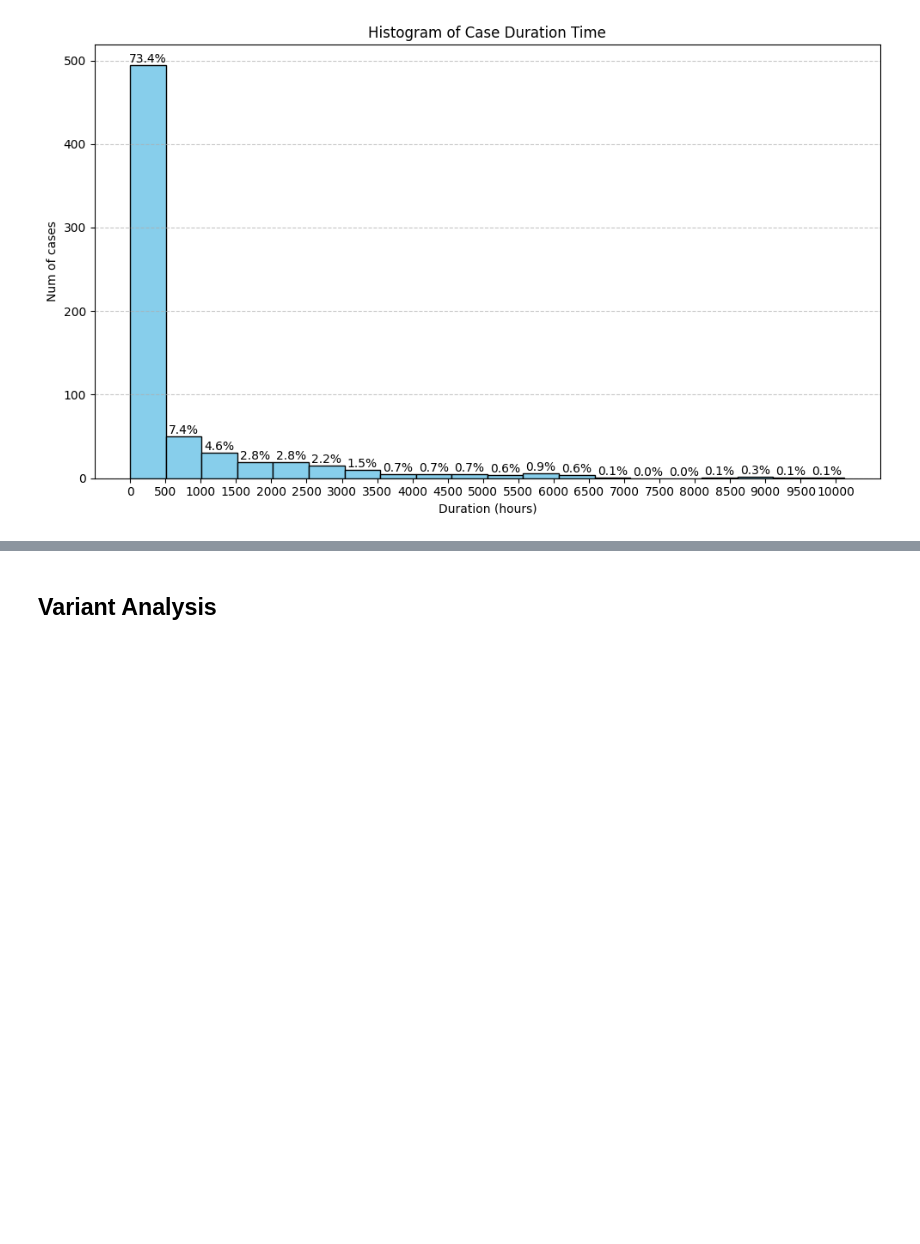
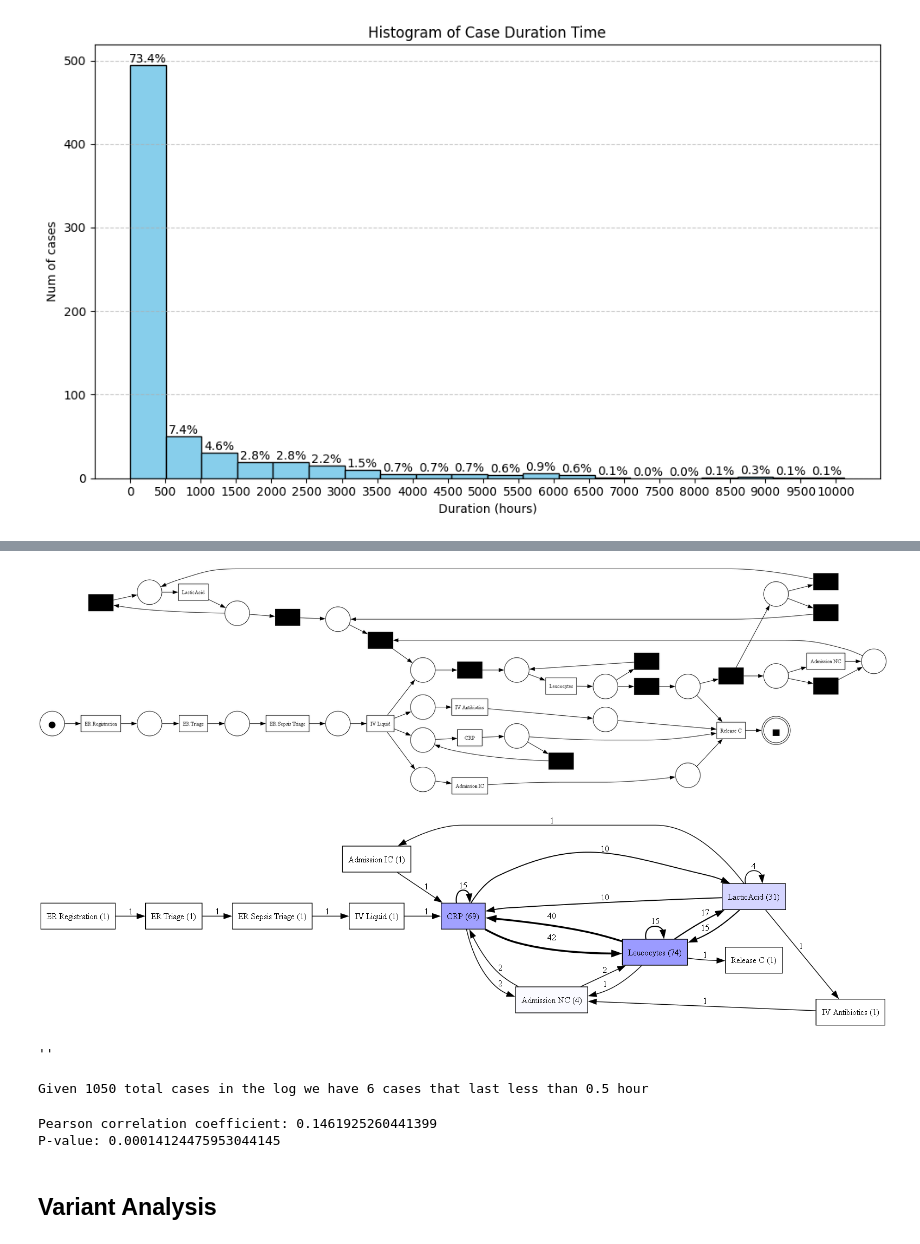
Before and after one commit to LukaszSzarecki/bis-project, a Jupyter notebook: filtering.ipynb, the cells around one changed output, grey strips where cells are left out. Saved outputs shown, nothing was run; the diff lists cells and outputs as text; code cells hidden in the pictures; blank space fills up the shorter version.

Commit message:
filtering - duration analysis

```diff
--- a/filtering.ipynb
+++ b/filtering.ipynb
@@ -229,3 +234,15 @@ plt.show()
 # %% [output]
 There is at least one case that lasts lower than 1 hour
 [figure]
+# %%
+## Alternative way using dataframe
+case_durations_df = filtered_log_df.groupby('case:concept:name').agg(\
+Events=('case:concept:name', 'count'),\
+# Multiple aggregations of the same column using pandas ...
+FirstOccurence=('time:timestamp', lambda x: x.min()),
+LastOccurence=('time:timestamp', lambda x: x.max()),
+Duration=('time:timestamp', lambda x: x.max() - x.min()),
+DurationHours=('time:timestamp', lambda x: ( x.max() - x.min() ).total_seconds() / 3600 ),
+)
+case_durations_df
+# type(case_durations_df['Duration'].iloc[0])
@@ -231,0 +264,41 @@ There is at least one case that lasts lower than 1 hour
+# %%
+# investigate the extreme cases according to duration and number of events
+
+# Specific conditions to illustrate
+# case_id = '406'  # the shortest case by duration
+# chart = 'shortestDurationCase'
+# case_id = '136'  # the longest case by duration
+# chart = 'longestDurationCase'
+# case_id = '469'  # the least case by number of events
+# chart = 'leastEventCase'
+case_id = '507'  # the most case by number of events
+chart = 'mostEventCase'
+
+# Saving information about specific case
+row = case_durations_df.loc[case_id]
+row_info = f"Information for case_id '{case_id}':\n\n{row.to_string()}"
+with open(f'charts\\{chart}Log.txt', 'w') as f:
+        f.write(row_info)
+pprint(row)
+
+single_case_df = filtered_log_df[filtered_log_df['case:concept:name'] == case_id].copy()
+single_case_df = dataframe_utils.convert_timestamp_columns_in_df(single_case_df)
+
+net, im, fm = pm4py.discover_petri_net_inductive(single_case_df)
+pm4py.view_petri_net(net, im, fm, format='png')
+pm4py.save_vis_petri_net(net, im, fm, f"charts\\{chart}Petri.png")
+
+# ======================================== DFG ========================================
+from pm4py.algo.discovery.dfg import algorithm as dfg_discovery
+## Import the dfg visualization object
+from pm4py.visualization.dfg import visualizer as dfg_visualization
+
+## Convert to log format
+filtered_log = log_converter.apply(single_case_df)
+#Create graph from log
+dfg = dfg_discovery.apply(single_case_df)
+# Visualise
+gviz = dfg_visualization.apply(dfg, log=single_case_df, variant=dfg_visualization.Variants.FREQUENCY)
+dfg_visualization.view(gviz)
+dfg_visualization.save(gviz, f"charts\\{chart}DFG.png")
+# %% [output]
@@ -231,0 +311,11 @@ There is at least one case that lasts lower than 1 hour
+[figure, added]
+[figure, added]
+''
+# %%
+# filtering too short cases (cases shorter than 0.5 hour)
+unique_short_duration_cases = case_durations_df[case_durations_df['DurationHours'] < 0.5].index
+filtered_log_df = filtered_log_df[~filtered_log_df['case:concept:name'].isin(unique_short_duration_cases)]
+
+print("Given {} total cases in the log we have {} cases that last less than 0.5 hour".format(num_cases, len(unique_short_duration_cases)))
+# %% [output]
+Given 1050 total cases in the log we have 6 cases that last less than 0.5 hour
@@ -232,3 +335,14 @@ There is at least one case that lasts lower than 1 hour
+# %%
+from scipy.stats import pearsonr
+
+# Calculate the Pearson correlation coefficient and p-value
+correlation, p_value = pearsonr(case_durations_df['Events'], case_durations_df['DurationHours'])
+
+print(f"Pearson correlation coefficient: {correlation}")
+print(f"P-value: {p_value}")
+# %% [output]
+Pearson correlation coefficient: 0.1461925260441399
+P-value: 0.00014124475953044145
 # %%
 current_timestamp = datetime.now().strftime("%Y-%m-%d_%H-%M-%S")
 
```
Also changed, not shown: parts of 18 cells of this notebook, 12 other files.
